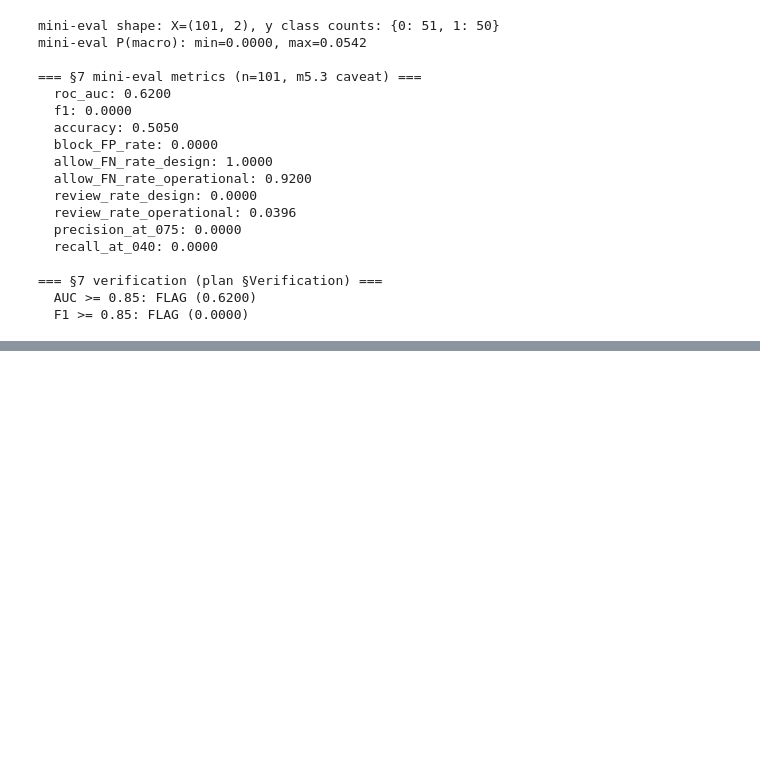
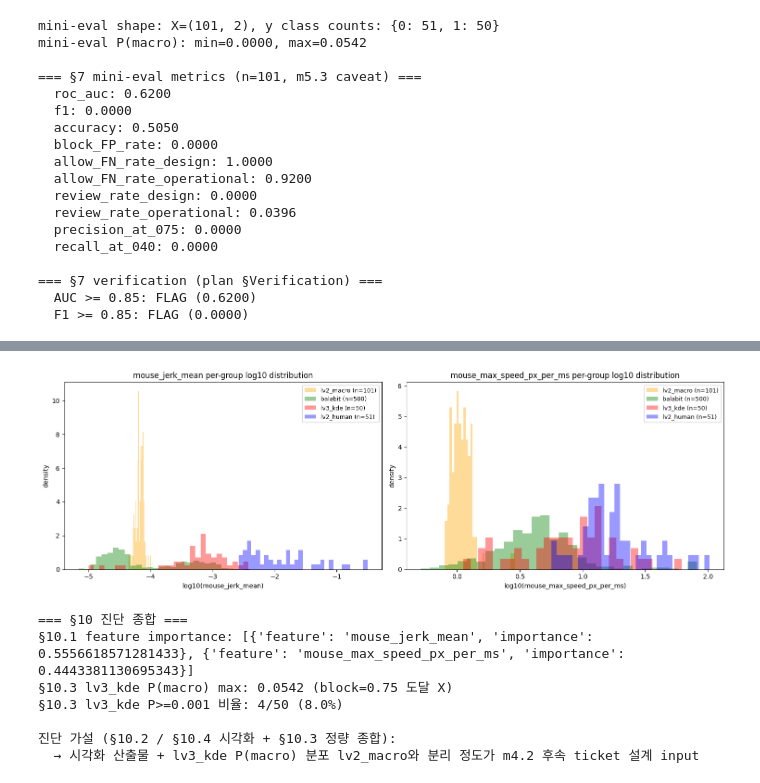
Before and after one commit to Tickle-ticket/Tickle, a Jupyter notebook: services/ai/train/model_experiment/xgboost_gyeom_final_pool.ipynb, the cells around one changed output, grey strips where cells are left out. Cells and saved outputs as stored; diff of their text form; code cells hidden in the pictures; blank space fills up the shorter version.

```diff
--- a/services/ai/train/model_experiment/xgboost_gyeom_final_pool.ipynb
+++ b/services/ai/train/model_experiment/xgboost_gyeom_final_pool.ipynb
@@ -709,0 +864,34 @@ mini-eval P(macro): min=0.0000, max=0.0542
+# %%
+# Per-feature group별 log10 분포
+fig, axes = plt.subplots(1, 2, figsize=(15, 5))
+
+for ax, feat in zip(axes, INPUT_FEATURES):
+    for grp, X_grp in group_data.items():
+        vals = X_grp[feat].values
+        vals_log = np.log10(np.maximum(vals, 1e-10))
+        ax.hist(vals_log, bins=30, alpha=0.4, label=f"{grp} (n={len(vals)})",
+                color=colors[grp], density=True)
+    ax.set_xlabel(f"log10({feat})")
+    ax.set_ylabel("density")
+    ax.set_title(f"{feat} per-group log10 distribution")
+    ax.legend(fontsize=9)
+
+plt.tight_layout()
+plt.show()
+
+# 진단 결론 출력
+print("\n=== §10 진단 종합 ===")
+print(f"§10.1 feature importance: {importance_df.to_dict('records')}")
+print(f"§10.3 lv3_kde P(macro) max: {group_probas['lv3_kde'].max():.4f} (block=0.75 도달 X)")
+print(f"§10.3 lv3_kde P>=0.001 비율: {(group_probas['lv3_kde'] >= 0.001).sum()}/{len(group_probas['lv3_kde'])} ({(group_probas['lv3_kde'] >= 0.001).mean()*100:.1f}%)")
+print(f"\n진단 가설 (§10.2 / §10.4 시각화 + §10.3 정량 종합):")
+print(f"  → 시각화 산출물 + lv3_kde P(macro) 분포 lv2_macro와 분리 정도가 m4.2 후속 ticket 설계 input")
+# %% [output]
+[figure, added]
+=== §10 진단 종합 ===
+§10.1 feature importance: [{'feature': 'mouse_jerk_mean', 'importance': 0.5556618571281433}, {'feature': 'mouse_max_speed_px_per_ms', 'importance': 0.4443381130695343}]
+§10.3 lv3_kde P(macro) max: 0.0542 (block=0.75 도달 X)
+§10.3 lv3_kde P>=0.001 비율: 4/50 (8.0%)
+
+진단 가설 (§10.2 / §10.4 시각화 + §10.3 정량 종합):
+  → 시각화 산출물 + lv3_kde P(macro) 분포 lv2_macro와 분리 정도가 m4.2 후속 ticket 설계 input
```
Also changed, not shown: parts of 9 cells of this notebook.
